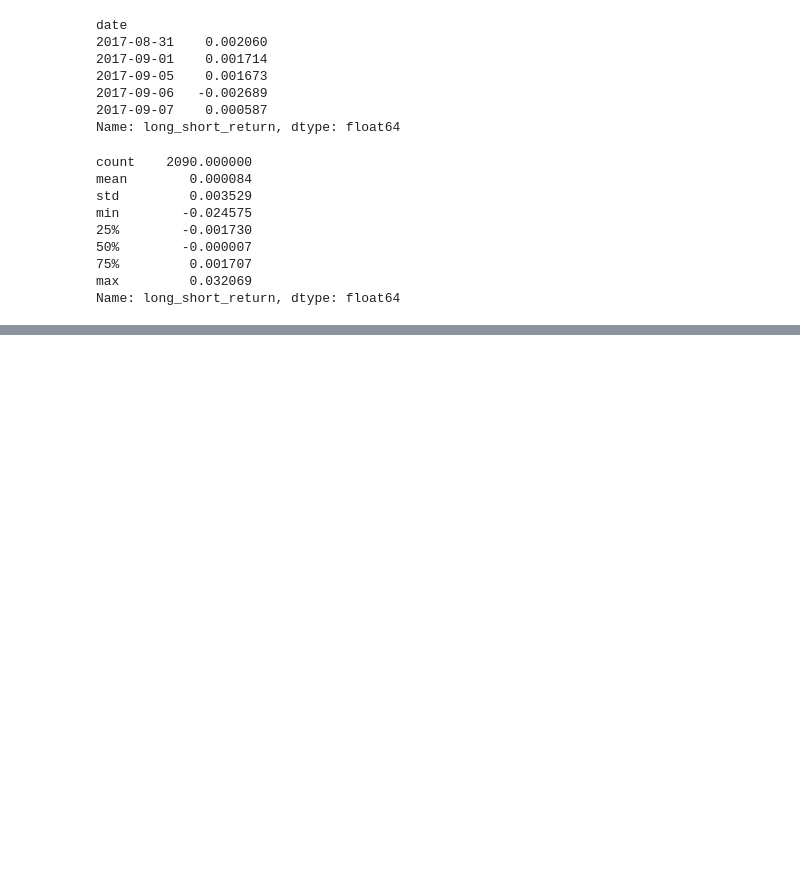
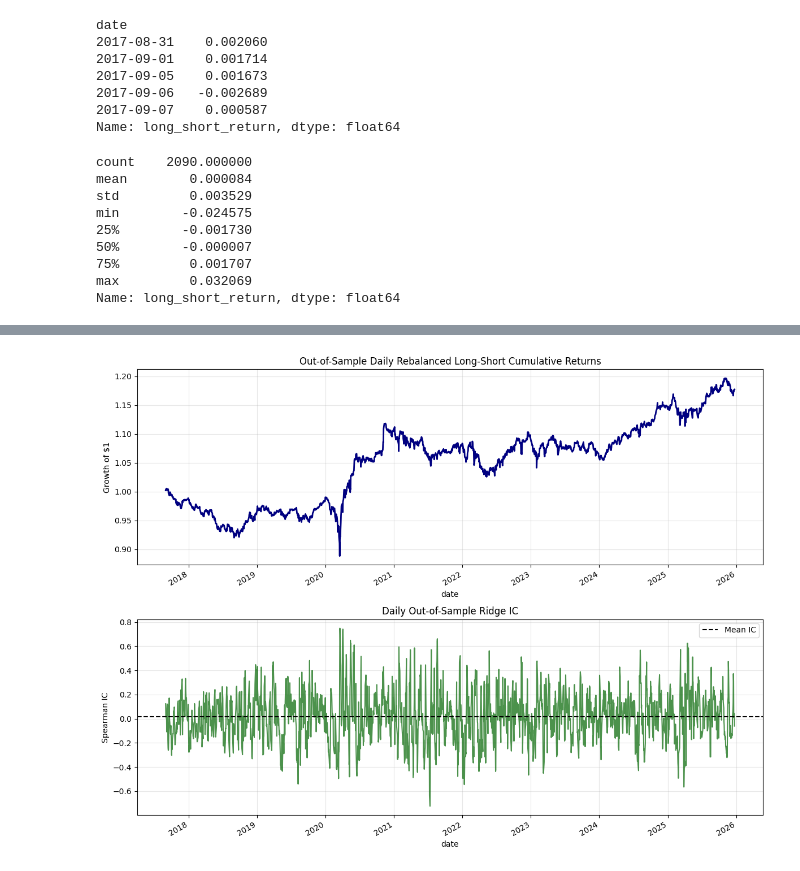
Before and after one commit to tienlonghungson/alpharesearch, a Jupyter notebook: learn/alpharesearch.ipynb, the cells around one changed output, grey strips where cells are left out. Cells and saved outputs as stored; diff of their text form; code cells hidden in the pictures; blank space fills up the shorter version.

Commit message:
add Evaluator

```diff
--- a/learn/alpharesearch.ipynb
+++ b/learn/alpharesearch.ipynb
@@ -828,0 +892,12 @@ Name: long_short_return, dtype: float64
+# %%
+ridge_ic_series = model._dailiy_spearman_ic(oos_predictions, "ridge_prediction")
+
+evaluator = Evaluator()
+evaluation_metrics = evaluator.compute_performance_metrics(
+    ic_series=ridge_ic_series,
+    portfolio_returns=portfolio_returns,
+    config=CONFIG,
+)
+
+display(ridge_ic_series.describe().rename("ridge_daily_ic"))
+display(evaluation_metrics.rename("metric_value"))
@@ -828,0 +920,21 @@ Name: long_short_return, dtype: float64
+# %%
+cumulative_returns = (1.0 + portfolio_returns.fillna(0.0)).cumprod()
+
+fig, axes = plt.subplots(2, 1, figsize=(12, 9), sharex=False)
+
+cumulative_returns.plot(ax=axes[0], color="navy", lw=2)
+axes[0].set_title("Out-of-Sample Daily Rebalanced Long-Short Cumulative Returns")
+axes[0].set_ylabel("Growth of $1")
+axes[0].grid(True, alpha=0.3)
+
+ridge_ic_series.plot(ax=axes[1], color="darkgreen", alpha=0.7)
+axes[1].axhline(ridge_ic_series.mean(), color="black", linestyle="--", lw=1.5, label="Mean IC")
+axes[1].set_title("Daily Out-of-Sample Ridge IC")
+axes[1].set_ylabel("Spearman IC")
+axes[1].grid(True, alpha=0.3)
+axes[1].legend()
+
+plt.tight_layout()
+plt.show()
+# %% [output]
+[figure, added]
```
Also changed, not shown: parts of 3 cells of this notebook, 2 other files.
